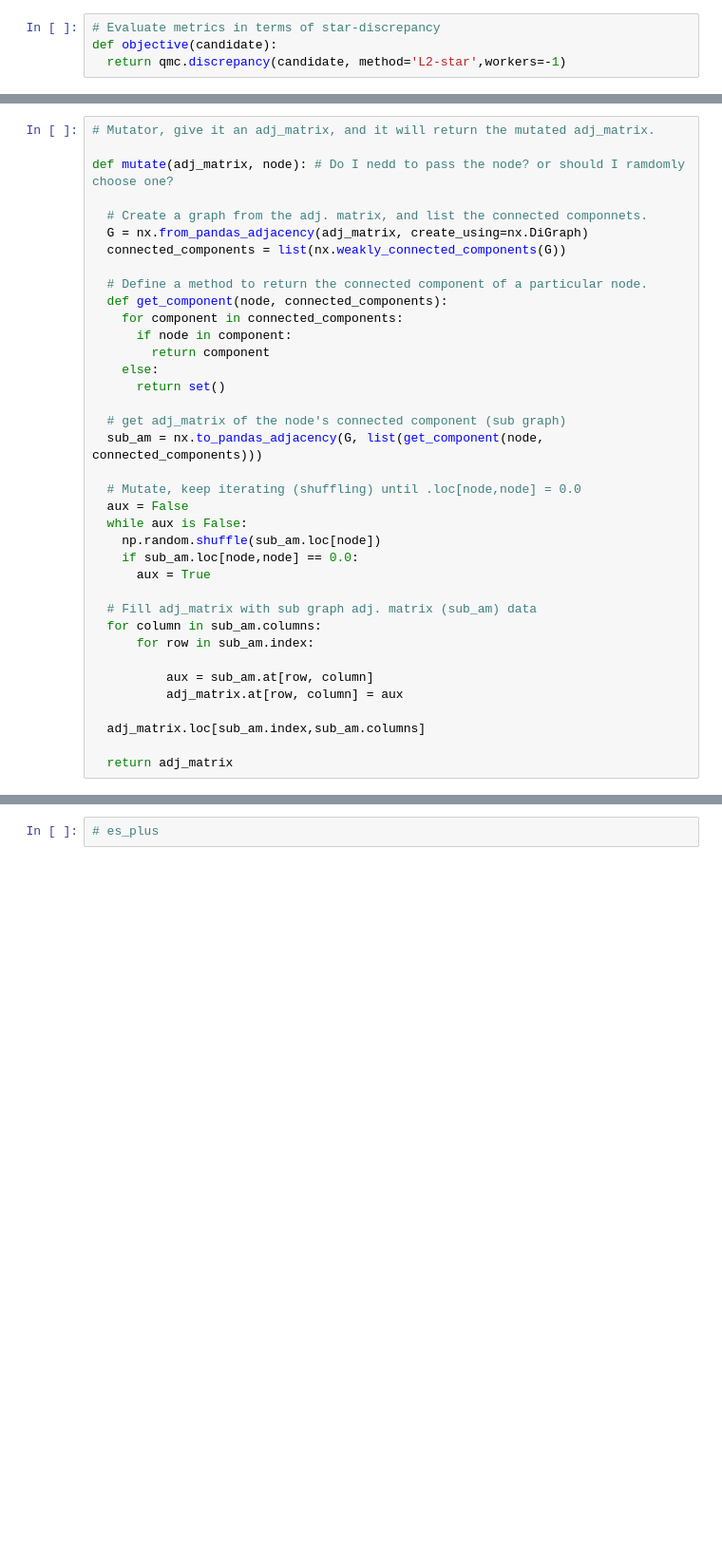
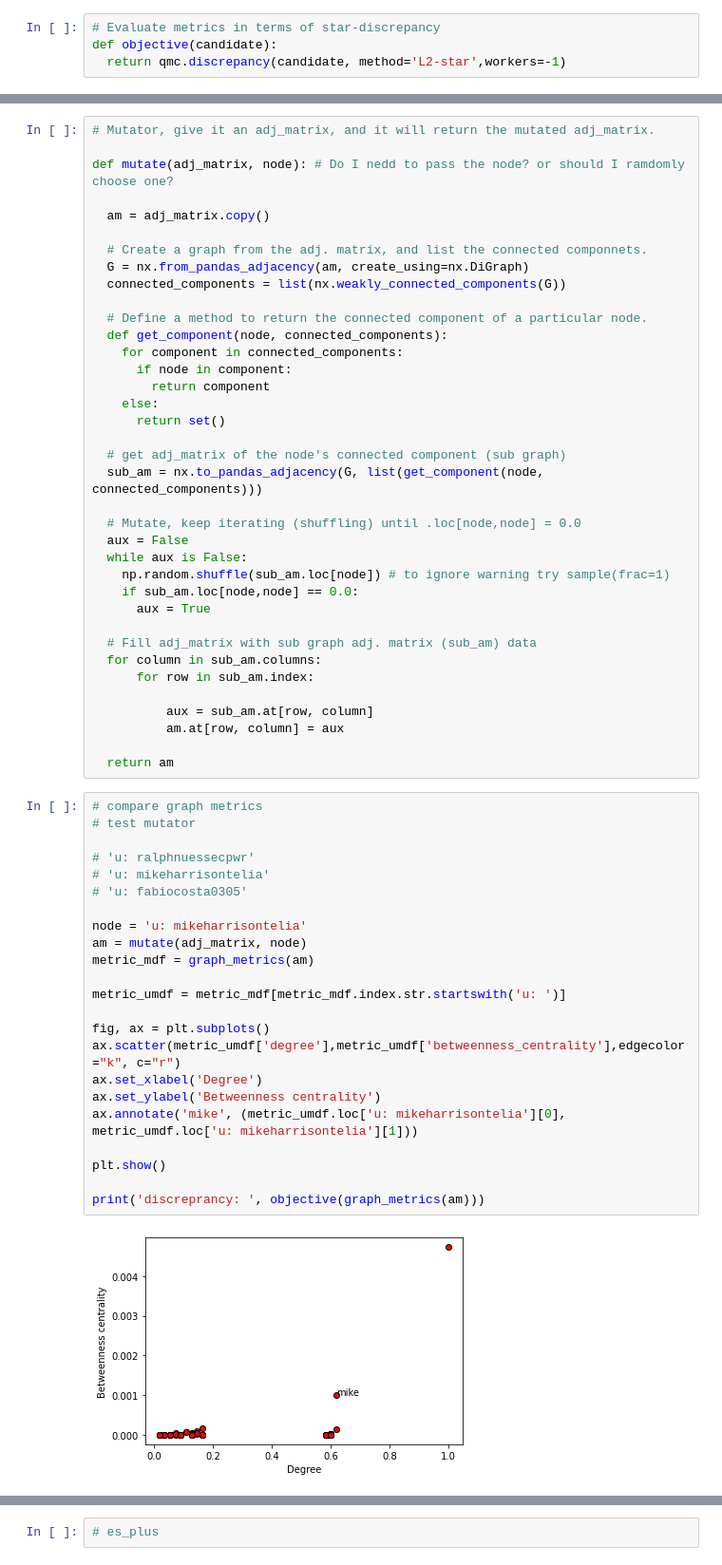
Before and after one commit to fzanart/Socialz, a Jupyter notebook: es_plus.ipynb, the cells around one changed output, grey strips where cells are left out. Shown at 95% size. Saved outputs shown, nothing was run; the diff lists cells and outputs as text; blank space fills up the shorter version.

Commit message:
Code sketch
- Mutator test.

```diff
--- a/es_plus.ipynb
+++ b/es_plus.ipynb
@@ -127,8 +138,10 @@ objective(metric_df)
 
 def mutate(adj_matrix, node): # Do I nedd to pass the node? or should I ramdomly choose one?
 
+  am = adj_matrix.copy()
+
   # Create a graph from the adj. matrix, and list the connected componnets.
-  G = nx.from_pandas_adjacency(adj_matrix, create_using=nx.DiGraph)
+  G = nx.from_pandas_adjacency(am, create_using=nx.DiGraph)
   connected_components = list(nx.weakly_connected_components(G))
 
   # Define a method to return the connected component of a particular node.
@@ -145,7 +158,7 @@ def mutate(adj_matrix, node): # Do I nedd to pass the node? or should I ramdomly
   # Mutate, keep iterating (shuffling) until .loc[node,node] = 0.0
   aux = False
   while aux is False:
-    np.random.shuffle(sub_am.loc[node])
+    np.random.shuffle(sub_am.loc[node]) # to ignore warning try sample(frac=1)
     if sub_am.loc[node,node] == 0.0:
       aux = True
 
@@ -154,8 +167,31 @@ def mutate(adj_matrix, node): # Do I nedd to pass the node? or should I ramdomly
       for row in sub_am.index:
 
           aux = sub_am.at[row, column]
-          adj_matrix.at[row, column] = aux
+          am.at[row, column] = aux
 
-  adj_matrix.loc[sub_am.index,sub_am.columns]
-
-  return adj_matrix
+  return am
+# %%
+# compare graph metrics
+# test mutator
+
+# 'u: ralphnuessecpwr'
+# 'u: mikeharrisontelia'
+# 'u: fabiocosta0305'
+
+node = 'u: mikeharrisontelia'
+am = mutate(adj_matrix, node)
+metric_mdf = graph_metrics(am)
+
+metric_umdf = metric_mdf[metric_mdf.index.str.startswith('u: ')]
+
+fig, ax = plt.subplots()
+ax.scatter(metric_umdf['degree'],metric_umdf['betweenness_centrality'],edgecolor="k", c="r")
+ax.set_xlabel('Degree')
+ax.set_ylabel('Betweenness centrality')
+ax.annotate('mike', (metric_umdf.loc['u: mikeharrisontelia'][0], metric_umdf.loc['u: mikeharrisontelia'][1]))
+
+plt.show()
+
+print('discreprancy: ', objective(graph_metrics(am)))
+# %% [output]
+[figure, added]
```
Also changed, not shown: parts of 5 cells of this notebook.
